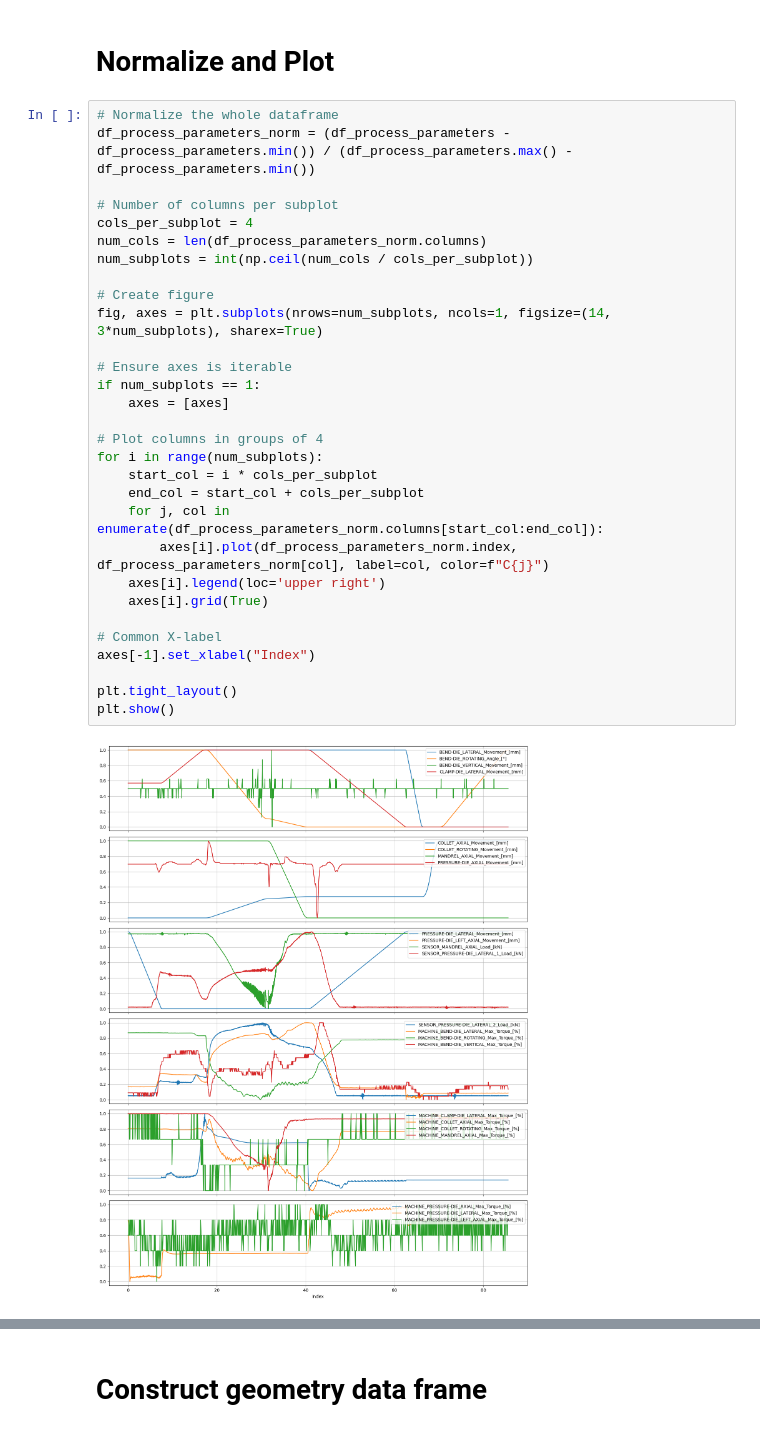
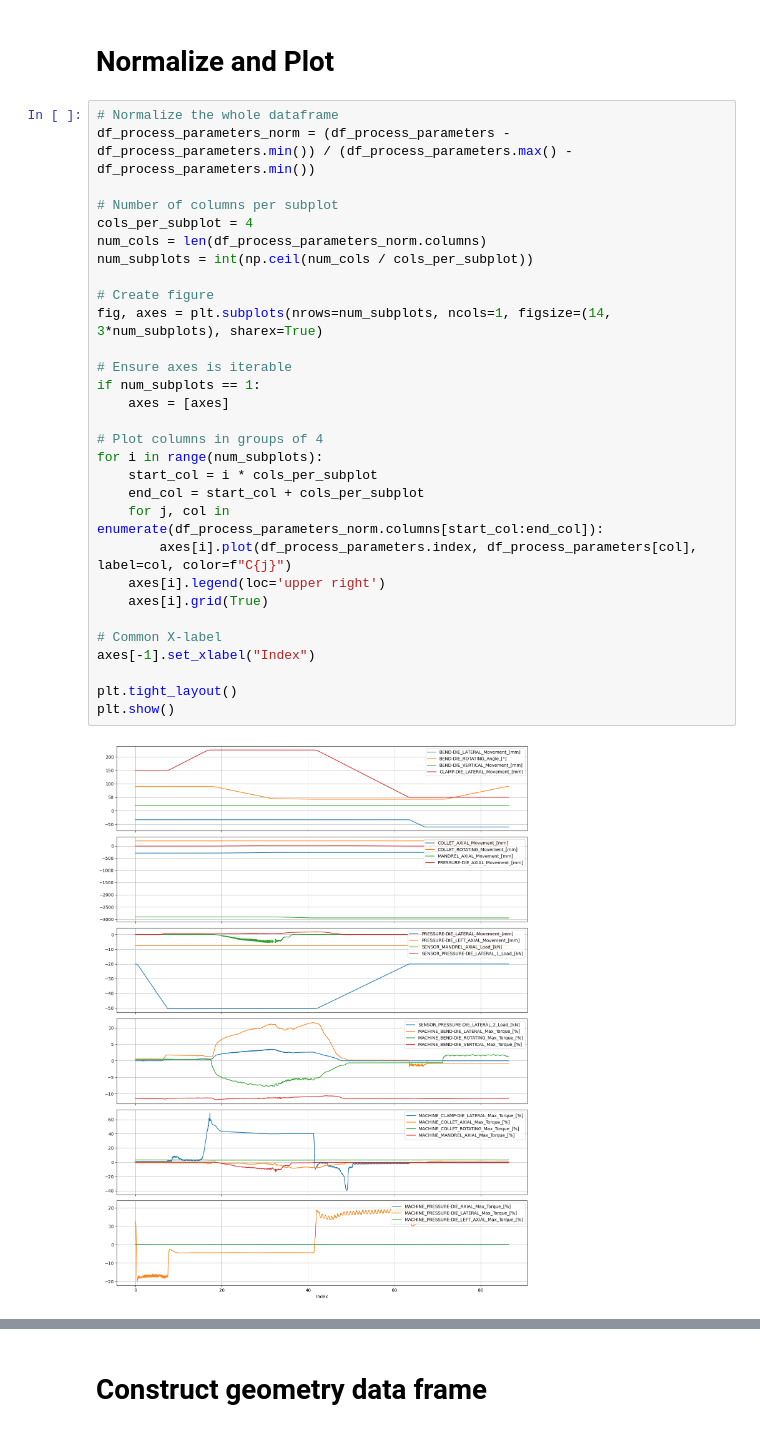
Before and after one commit to arman-niaruhi/temporal-windows-analysis-rotary-tube-bending, a Jupyter notebook: research/tubebend-main/preprocessing.ipynb, the cells around one changed output, grey strips where cells are left out. Cells and saved outputs as stored; diff of their text form.

```diff
--- a/research/tubebend-main/preprocessing.ipynb
+++ b/research/tubebend-main/preprocessing.ipynb
@@ -113,33 +123,33 @@ df_process_parameters.head()   # 8562
 # %%
 # Normalize the whole dataframe
 df_process_parameters_norm = (df_process_parameters - df_process_parameters.min()) / (df_process_parameters.max() - df_process_parameters.min())
 
 # Number of columns per subplot
 cols_per_subplot = 4
 num_cols = len(df_process_parameters_norm.columns)
 num_subplots = int(np.ceil(num_cols / cols_per_subplot))
 
 # Create figure
 fig, axes = plt.subplots(nrows=num_subplots, ncols=1, figsize=(14, 3*num_subplots), sharex=True)
 
 # Ensure axes is iterable
 if num_subplots == 1:
     axes = [axes]
 
 # Plot columns in groups of 4
 for i in range(num_subplots):
     start_col = i * cols_per_subplot
     end_col = start_col + cols_per_subplot
     for j, col in enumerate(df_process_parameters_norm.columns[start_col:end_col]):
-        axes[i].plot(df_process_parameters_norm.index, df_process_parameters_norm[col], label=col, color=f"C{j}")
+        axes[i].plot(df_process_parameters.index, df_process_parameters[col], label=col, color=f"C{j}")
     axes[i].legend(loc='upper right')
     axes[i].grid(True)
 
 # Common X-label
 axes[-1].set_xlabel("Index")
 
 plt.tight_layout()
 plt.show()
 # %% [output]
-[figure, old version]
+[figure, new version]
 # %%
```
Also changed, not shown: parts of 19 cells of this notebook.
